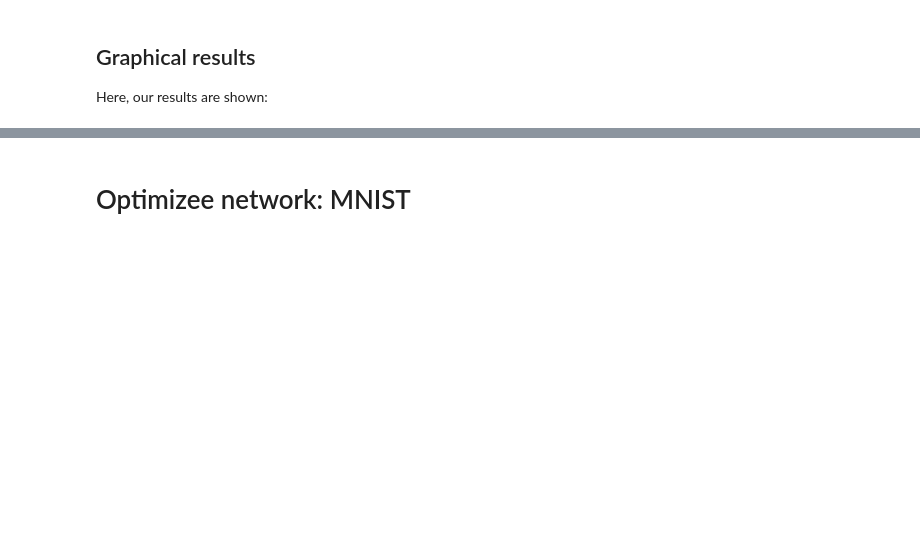
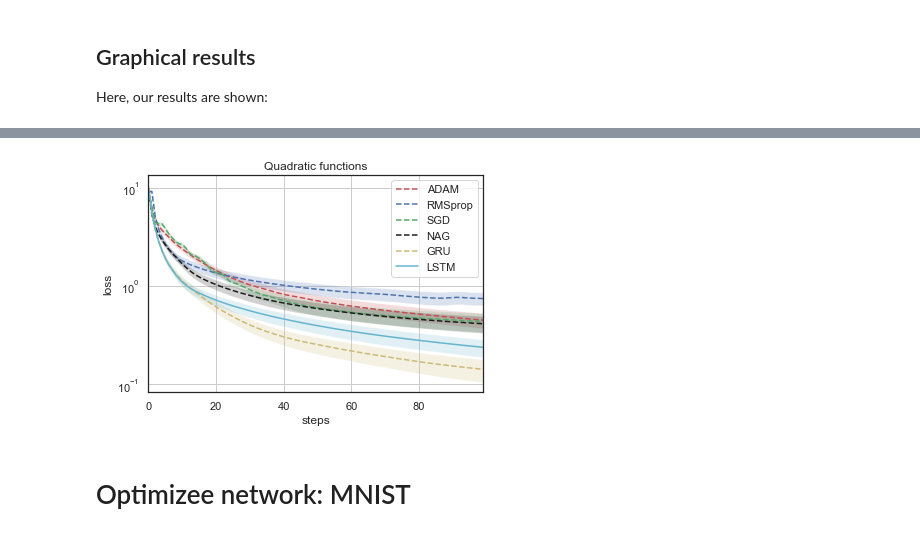
Before and after one commit to SimonDahrs/learning-to-learn-by-gradient-descent-by-gradient-descent, a Jupyter notebook: Implementation.ipynb, the cells around one changed output, grey strips where cells are left out. Saved outputs shown, nothing was run; the diff lists cells and outputs as text; code cells hidden in the pictures; blank space fills up the shorter version.

```diff
--- a/Implementation.ipynb
+++ b/Implementation.ipynb
@@ -399,0 +460,12 @@ plt.show()
+# %%
+QUAD_LRS = [0.1, 0.03, 0.01, 0.01]
+fit_data = np.zeros((100, 100, len(OPT_NAMES) + 2))
+for i, ((opt, extra_kwargs), lr) in enumerate(zip(NORMAL_OPTS, QUAD_LRS)):
+    np.random.seed(0)
+    fit_data[:, :, i] = np.array(fit_normal(QuadraticLoss, QuadOptimizee, opt, lr=lr, **extra_kwargs))
+
+opt = w(Optimizer())
+opt.load_state_dict(quad_optimizer)
+np.random.seed(0)
+fit_data[:, :, len(OPT_NAMES)] = np.array([do_fit(opt, None, QuadraticLoss, QuadOptimizee, 1, 100, 100, out_mul=1.0, should_train=False) for _ in range(100)])
+fit_data[:, :, len(OPT_NAMES) + 1] = np.load("lstm_003_6april.npy")
@@ -400,3 +485,16 @@ plt.show()
+# %%
+ax = sns.tsplot(data=fit_data[:, :, :], condition=OPT_NAMES + ['GRU', 'LSTM'], linestyle='--', color=['r', 'b', 'g', 'k', 'y', 'c'])
+ax.lines[-1].set_linestyle('-')
+ax.legend()
+plt.yscale('log')
+plt.xlabel('steps')
+plt.ylabel('loss')
+plt.grid()
+plt.title('Quadratic functions')
+# plt.savefig('quadratic_results_gru_lstm_6apr.png', dpi=300)
+plt.show()
+# %% [output]
+[figure, added]
 # %% [markdown]
 # Optimizee network: MNIST
 # %%
```
Also changed, not shown: parts of 12 cells of this notebook, 2 other files.
